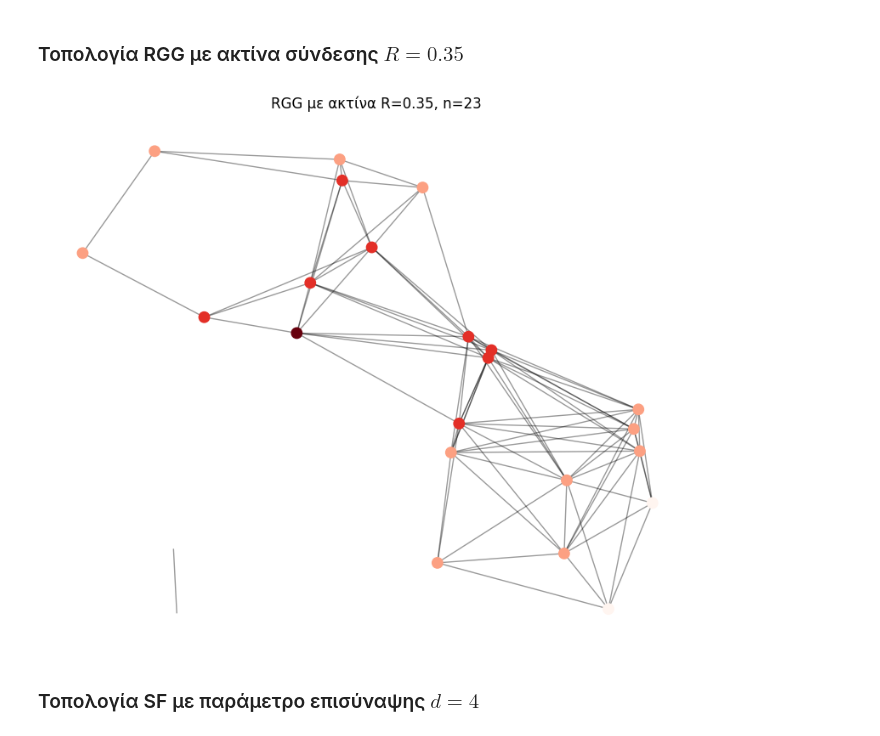
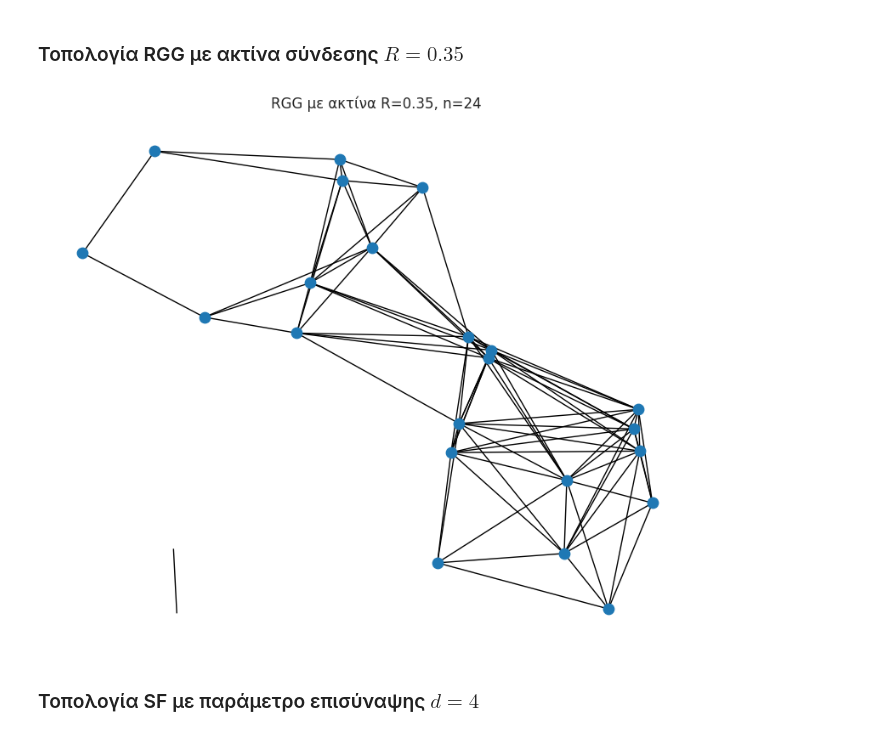
Before and after one commit to ChrisNick92/SocialNetworkAnalysis, a Jupyter notebook: project1/christosnikou_03400146.ipynb, the cells around one changed output. Cells and saved outputs as stored; diff of their text form; code cells hidden in the pictures.

```diff
--- a/project1/christosnikou_03400146.ipynb
+++ b/project1/christosnikou_03400146.ipynb
@@ -154,39 +154,36 @@ RGG.graph["name"] = "RGG"
 #οπτικοποίηση: https://networkx.org/documentation/stable/auto_examples/drawing/plot_random_geometric_graph.html
 
 # position is stored as node attribute data for random_geometric_graph
 pos = nx.get_node_attributes(RGG, "pos")
 
 # find node near center (0.5,0.5)
 dmin = 1
 ncenter = 0
 for n in pos:
     x, y = pos[n]
     d = (x - 0.5) ** 2 + (y - 0.5) ** 2
     if d < dmin:
         ncenter = n
         dmin = d
 
 # color by path length from node near center
 p = dict(nx.single_source_shortest_path_length(RGG, ncenter))
 
 plt.figure(figsize=(10, 8))
-nx.draw_networkx_edges(RGG, pos, alpha=0.4)
+nx.draw_networkx_edges(RGG, pos)
 nx.draw_networkx_nodes(
     RGG,
     pos,
     nodelist=list(p.keys()),
     node_size=80,
-    node_color=list(p.values()),
-    cmap=plt.cm.Reds_r,
 )
-
 plt.xlim(-0.05, 1.05)
 plt.ylim(-0.05, 1.05)
 plt.axis("off")
-plt.title(f"RGG με ακτίνα R={0.35}, n={n}")
+plt.title(f"RGG με ακτίνα R={0.35}, n={24}")
 plt.show()
 # %% [output]
-[figure, old version]
+[figure, new version]
 # %% [markdown]
 ### Τοπολογία SF με παράμετρο επισύναψης $d=4$
 # %%
```
Also changed, not shown: parts of 14 cells of this notebook.
